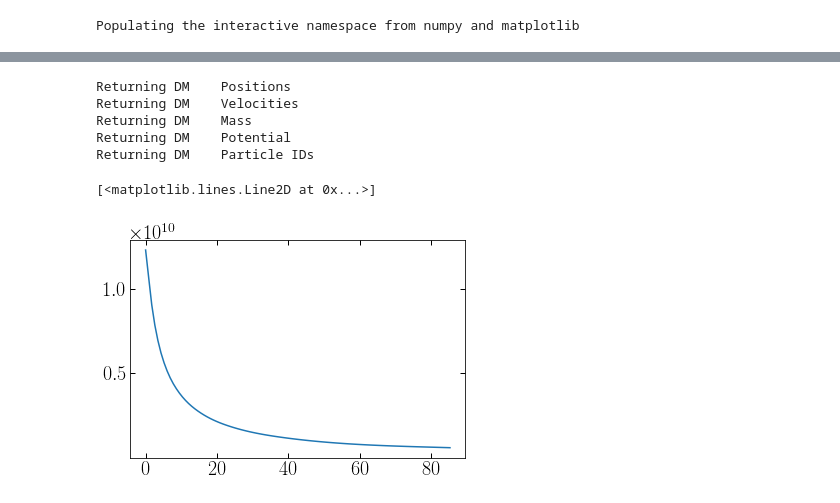
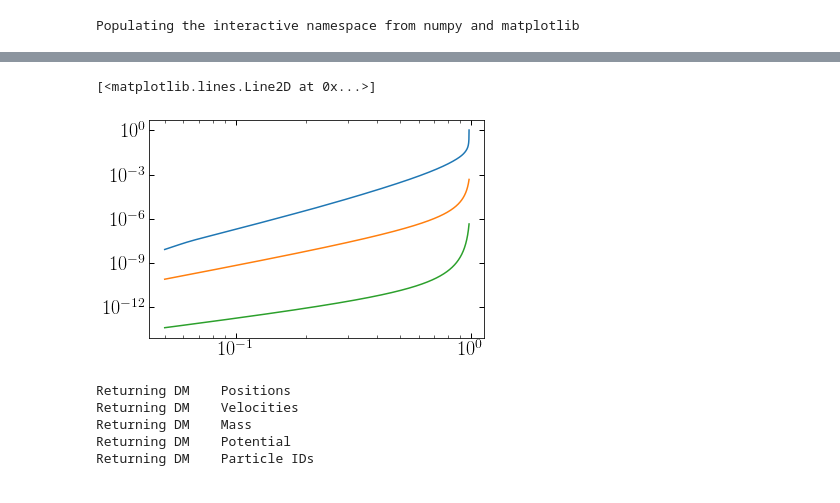
Before and after one commit to chervs/tracers_triaxial, a Jupyter notebook: test_Stracers.ipynb, the cells around one changed output, grey strips where cells are left out. Cells and saved outputs as stored; diff of their text form; code cells hidden in the pictures.

```diff
--- a/test_Stracers.ipynb
+++ b/test_Stracers.ipynb
@@ -213,3 +288,32 @@ def distribution_function(psi, dnu2_dpsi2, epsilon):
+# %%
+def analytic_nu_derivatives(nu, Psi, a, M, G=4.30071e-6):
+    """
+    Computes de analytic derivatives of a Hernquist number density profile.
+    Uses the equations 4.49 and 4.50 in Binney and Tremaine Ed 2.
+
+    Parameters:
+    nu : numpy.array
+        density of the tracers
+
+    Psi : numpy.array
+        Relative potential of the particles.
+
+    """
+    Psi_tilde = Psi*a/(G*M)
+    factor = 1/(2*np.pi*a**2*G*M)
+    dnu_dpsi_a = factor * (Psi_tilde**3 * (4-3*Psi_tilde)) / (1-Psi_tilde)**2
+    dnu2_dpsi2_a = factor/(G*M) * (2*Psi_tilde**2)*(6-8*Psi_tilde + 3*Psi_tilde**2)/(1-Psi_tilde)**3
+
+    return Psi_tilde, dnu_dpsi_a, dnu2_dpsi2_a
+# %%
+psi_a, dnu_dpsi_a, dnu2_dpsi2_a = analytic_nu_derivatives(nu_tracer, psi_hr, a=3, M=2.82E10)
+# %%
+loglog(psi_a, nu_tracer)
+loglog(psi_a, dnu_dpsi_a)
+loglog(psi_a, dnu2_dpsi2_a)
+# %% [output]
+[<matplotlib.lines.Line2D at 0x...>]
+[figure, added]
 # %%
 snapshot = './halos/LMC1_97K_vir_000'
 
@@ -246,6 +354 @@ rbins, psi, epsilon, Histo_epsilon, eps_edges = energies(r, Epp*mass[0]*1E10, v,
-# %%
-plot(rbins, psi)
-# %% [output]
-[<matplotlib.lines.Line2D at 0x...>]
-[figure, removed]
 # %%
```
Also changed, not shown: parts of 23 cells of this notebook.
